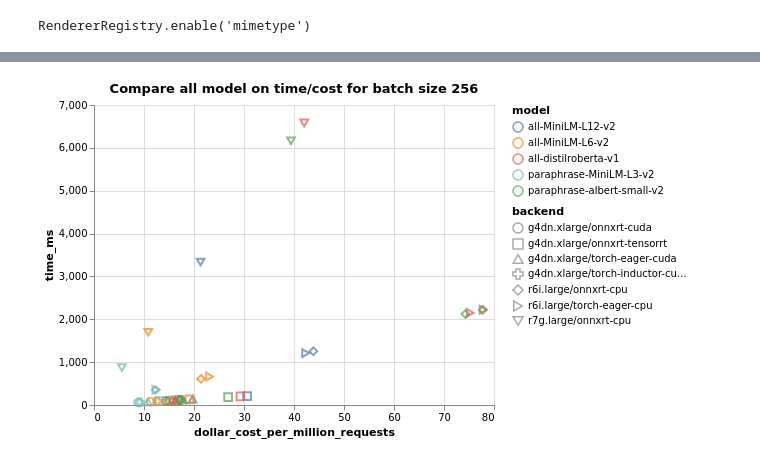
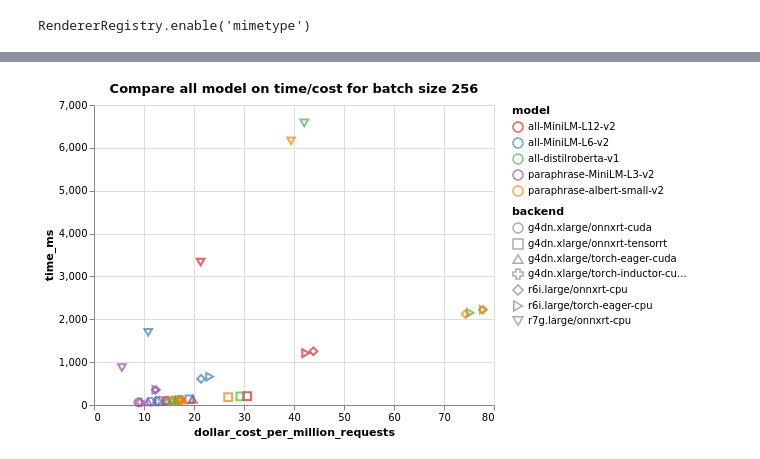
Before and after one commit to octoml/octoml-profile, a Jupyter notebook: examples/sentence_transformers/SentenceTransformerEval.ipynb, the cells around one changed output, grey strips where cells are left out. Drawn from its saved outputs; the diff is of its cells as text; code cells hidden in the pictures.

```diff
--- a/examples/sentence_transformers/SentenceTransformerEval.ipynb
+++ b/examples/sentence_transformers/SentenceTransformerEval.ipynb
@@ -212,12 +221,15 @@ alt.Chart(df_256_cpu).mark_bar().encode(
 # %%
 alt.Chart(df[df['batch_size'] == 256]).mark_point(size=60).encode(
     x='dollar_cost_per_million_requests',
     y='time_ms',
     color='model',
     shape='backend',
-).properties(title='Compare all model on time/cost for batch size 256')
+).properties(title='Compare all model on time/cost for batch size 256'
+).configure_range(
+    category={'scheme': 'set1'}
+)
 # %% [output]
-[figure, old version]
+[figure, new version]
 # %%
 df_fast = df_256[df_256['dollar_cost_per_million_requests'] < 20]
 df_fast = df_fast[df_fast['time_ms'] < 200]
```
Also changed, not shown: parts of 5 cells of this notebook.
